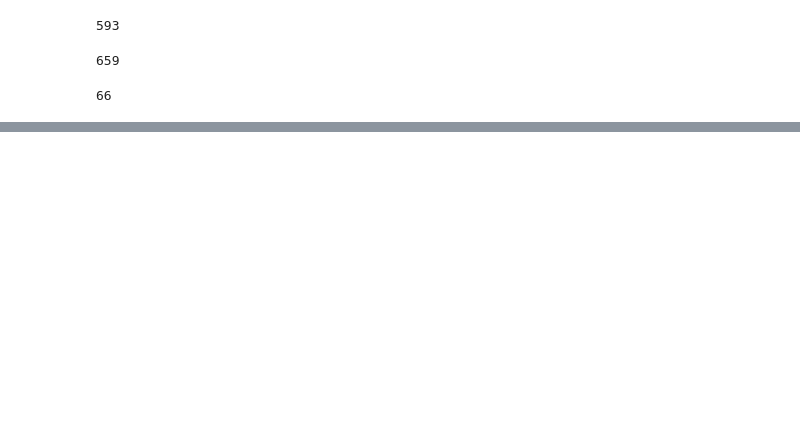
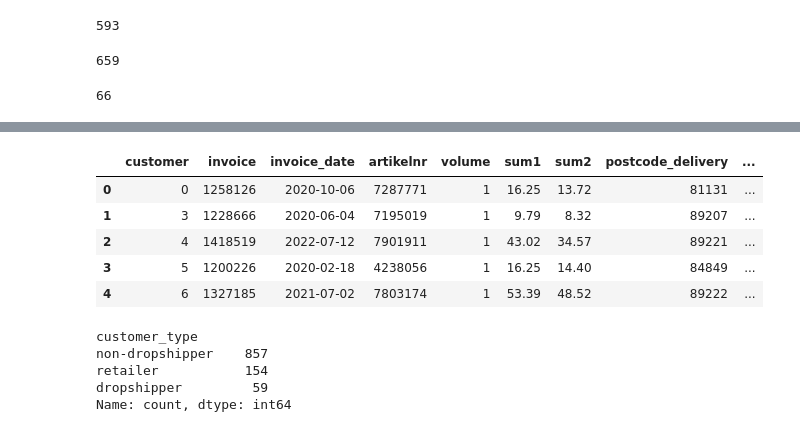
Before and after one commit to Wendyessilfie/Business-statistics-, a Jupyter notebook: tao yin notebook - Vanessa & Wendy.ipynb, the cells around one changed output, grey strips where cells are left out. Saved outputs shown, nothing was run; the diff lists cells and outputs as text; code cells hidden in the pictures; blank space fills up the shorter version.

```diff
--- a/tao yin notebook - Vanessa & Wendy.ipynb
+++ b/tao yin notebook - Vanessa & Wendy.ipynb
@@ -280,0 +265,36 @@ df_TY_users[['postcode_delivery', 'postcode_customer', 'mismatch', 'volume']].he
+# %%
+# Step 1: Identify customers where postcodes are the same (non-dropshippers)
+same_postcode = df_TY_users['postcode_delivery'] == df_TY_users['postcode_customer']
+
+# Step 2: Identify customers with consistent mismatched postcodes (retailers)
+consistent_mismatch = df_TY_users.groupby('customer').apply(
+    lambda x: (x['postcode_delivery'].nunique() == 1) and (x['postcode_customer'].nunique() == 1) and (not same_postcode[x.index].all())
+)
+
+# Step 3: Assign default category 'dropshipper' to all customers
+df_TY_users['customer_type'] = 'dropshipper'
+
+# Step 4: Update 'customer_type' for non-dropshippers and retailers
+df_TY_users.loc[same_postcode, 'customer_type'] = 'non-dropshipper'
+df_TY_users.loc[df_TY_users['customer'].isin(consistent_mismatch[consistent_mismatch].index), 'customer_type'] = 'retailer'
+
+# Step 5: Group by customer and get the first occurrence of each customer to create a grouped DataFrame
+grouped_df = df_TY_users.groupby('customer').first().reset_index()
+
+# Resulting grouped DataFrame
+grouped_df.head()
+# %% [output]
+|  | customer | invoice | invoice_date | artikelnr | volume | sum1 | sum2 | postcode_delivery | ... |
+| 0 | 0 | 1258126 | 2020-10-06 | 7287771 | 1 | 16.25 | 13.72 | 81131 | ... |
+| 1 | 3 | 1228666 | 2020-06-04 | 7195019 | 1 | 9.79 | 8.32 | 89207 | ... |
+| 2 | 4 | 1418519 | 2022-07-12 | 7901911 | 1 | 43.02 | 34.57 | 89221 | ... |
+| 3 | 5 | 1200226 | 2020-02-18 | 4238056 | 1 | 16.25 | 14.40 | 84849 | ... |
+| 4 | 6 | 1327185 | 2021-07-02 | 7803174 | 1 | 53.39 | 48.52 | 89222 | ... |
+# %%
+grouped_df["customer_type"].value_counts()
+# %% [output]
+customer_type
+non-dropshipper    857
+retailer           154
+dropshipper         59
+Name: count, dtype: int64
```
Also changed, not shown: parts of 21 cells of this notebook.
